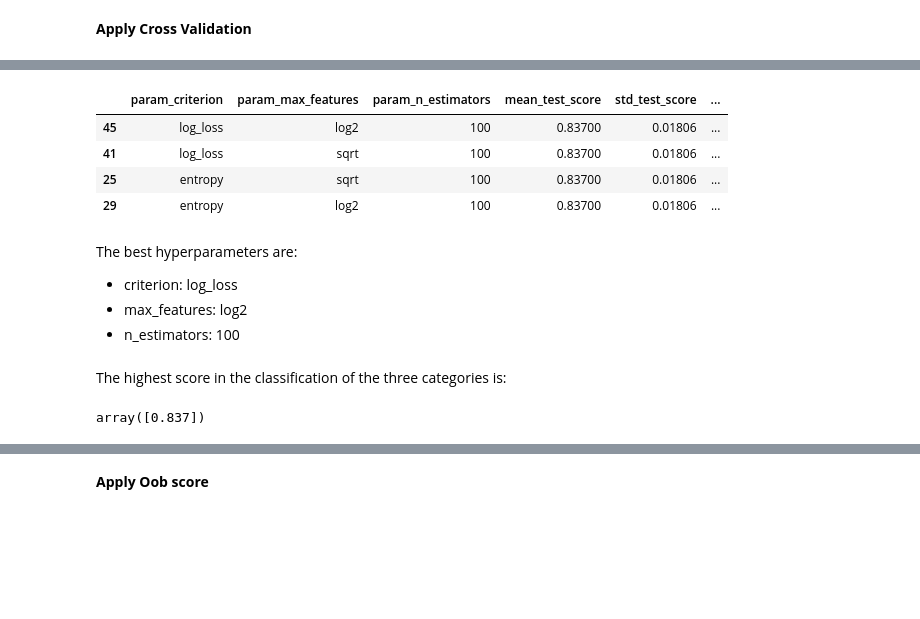
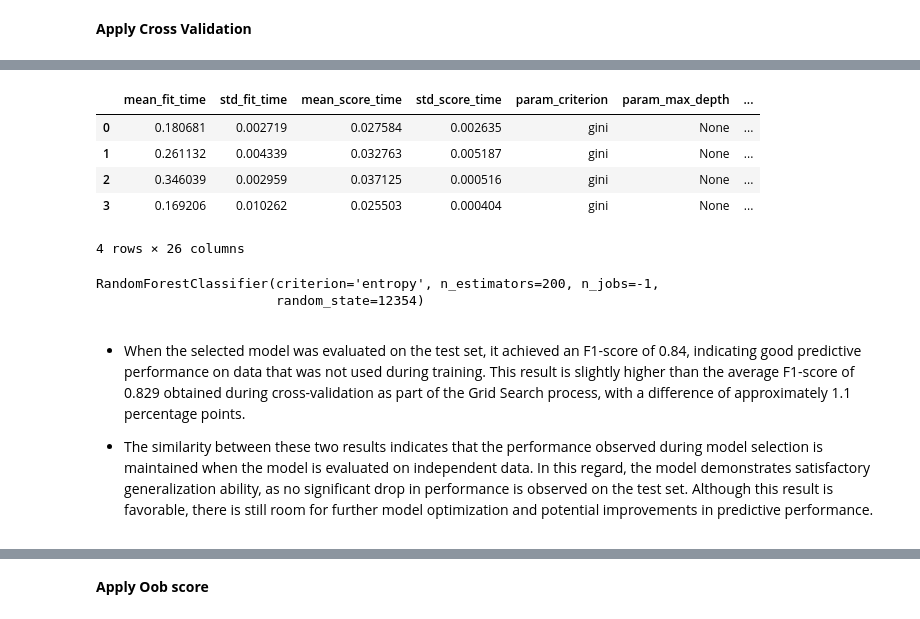
Before and after one commit to Kaiziferr/ensemble-and-multi-models, a Jupyter notebook: 1_ensemble/bagging/random_forest/01_random_forest_oob_score.ipynb, the cells around one changed output, grey strips where cells are left out. Cells and saved outputs as stored; diff of their text form; code cells hidden in the pictures; blank space fills up the shorter version.

```diff
--- a/1_ensemble/bagging/random_forest/01_random_forest_oob_score.ipynb
+++ b/1_ensemble/bagging/random_forest/01_random_forest_oob_score.ipynb
@@ -260,7 +471,6 @@ X, y = make_classification(
     n_features = 10,
     n_informative = 7,
     n_redundant = 2,
-    n_repeated = 1,
     n_classes = 3,
     weights = [0.5, 0.35, 0.15],
     class_sep = 0.8,
@@ -289,5 +493,5 @@ pd.DataFrame(X).head()
 # %%
-x_train, X_test, y_train, y_test = train_test_split(
+X_train, X_test, y_train, y_test = train_test_split(
     X,
     y,
     train_size = 0.8,
@@ -309,8 +517,11 @@ While these are the ones I typically use, they depend on the context of the prob
 # %%
 dict_params = ParameterGrid(
     {
-        "n_estimators": [50, 100, 150, 200],
-        'max_features': [0.75, None, 'sqrt', 'log2'],
-        'criterion': ['gini', 'entropy', 'log_loss']
+        "n_estimators": [100, 150, 200],
+        "criterion": ["gini", "entropy"],
+        "min_samples_split": [2, 4, 8],
+        "min_samples_leaf": [1, 2, 4, 8],
+        "max_features": [0.75, "sqrt", "log2"],
+        "max_depth": [None, 20, 30],
     }
 )
@@ -317,4 +538,5 @@ dict_params = ParameterGrid(
 # %%
+start_time = time.time()
 grid = GridSearchCV(
     estimator=RandomForestClassifier(
         n_jobs = -1,
@@ -327,4 +549,5 @@ grid = GridSearchCV(
     refit      = True,
     verbose    = 0,
     return_train_score = True)
-grid.fit(X, y)
+grid.fit(X_train, y_train)
+end_time = time.time()
@@ -338,24 +569,24 @@ GridSearchCV(cv=5,
 # %%
 results = pd.DataFrame(grid.cv_results_)
-results = results.filter(regex = '(param.*|mean_t|std_t)') \
+results.filter(regex = '(param.*|mean_t|std_t)') \
     .drop(columns = 'params') \
     .sort_values('mean_test_score', ascending = False) \
-    .head(4)
-results
+
+results.head(4)
 # %% [output]
-|  | param_criterion | param_max_features | param_n_estimators | mean_test_score | std_test_score | ... |
-| 45 | log_loss | log2 | 100 | 0.83700 | 0.01806 | ... |
-| 41 | log_loss | sqrt | 100 | 0.83700 | 0.01806 | ... |
-| 25 | entropy | sqrt | 100 | 0.83700 | 0.01806 | ... |
-| 29 | entropy | log2 | 100 | 0.83700 | 0.01806 | ... |
+|  | mean_fit_time | std_fit_time | mean_score_time | std_score_time | param_criterion | param_max_depth | ... |
+| 0 | 0.180681 | 0.002719 | 0.027584 | 0.002635 | gini | None | ... |
+| 1 | 0.261132 | 0.004339 | 0.032763 | 0.005187 | gini | None | ... |
+| 2 | 0.346039 | 0.002959 | 0.037125 | 0.000516 | gini | None | ... |
+| 3 | 0.169206 | 0.010262 | 0.025503 | 0.000404 | gini | None | ... |
+4 rows × 26 columns
-# %% [markdown]
-The best hyperparameters are:
-- criterion: log_loss
-- max_features: log2
-- n_estimators: 100
-# %% [markdown]
-The highest score in the classification of the three categories is:
-# %%
-results.head(1)['mean_test_score'].values
-# %% [output]
-array([0.837])
+# %%
+best_model_grid = grid.best_estimator_
+best_model_grid
+# %% [output]
+RandomForestClassifier(criterion='entropy', n_estimators=200, n_jobs=-1,
+                       random_state=12354)
+# %% [markdown]
+- When the selected model was evaluated on the test set, it achieved an F1-score of 0.84, indicating good predictive performance on data that was not used during training. This result is slightly higher than the average F1-score of 0.829 obtained during cross-validation as part of the Grid Search process, with a difference of approximately 1.1 percentage points.
+
+- The similarity between these two results indicates that the performance observed during model selection is maintained when the model is evaluated on independent data. In this regard, the model demonstrates satisfactory generalization ability, as no significant drop in performance is observed on the test set. Although this result is favorable, there is still room for further model optimization and potential improvements in predictive performance.
```
Also changed, not shown: parts of 103 cells of this notebook.
